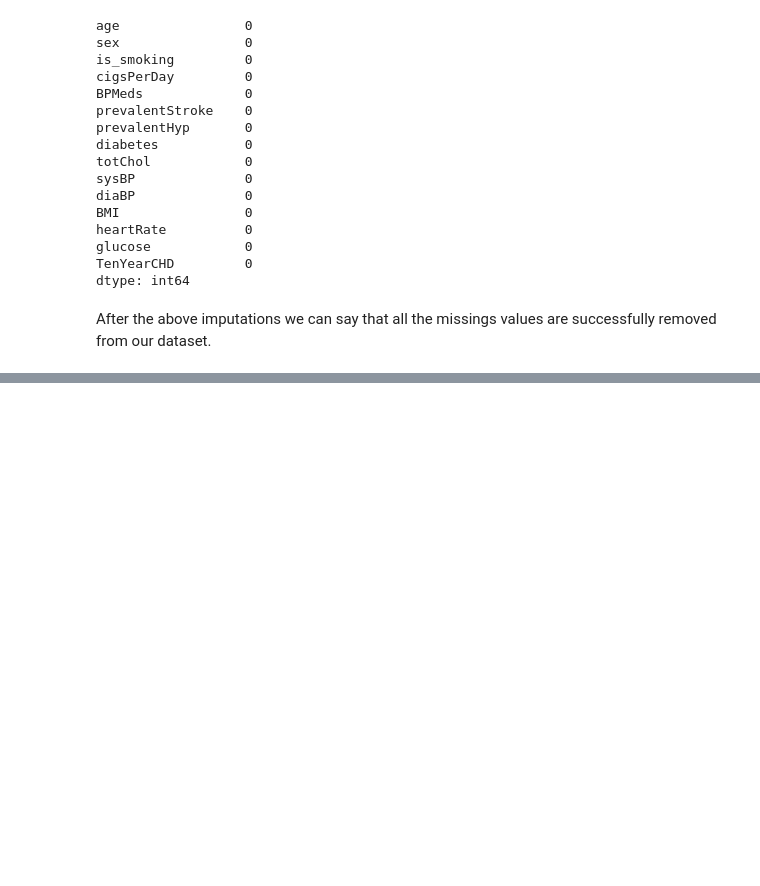
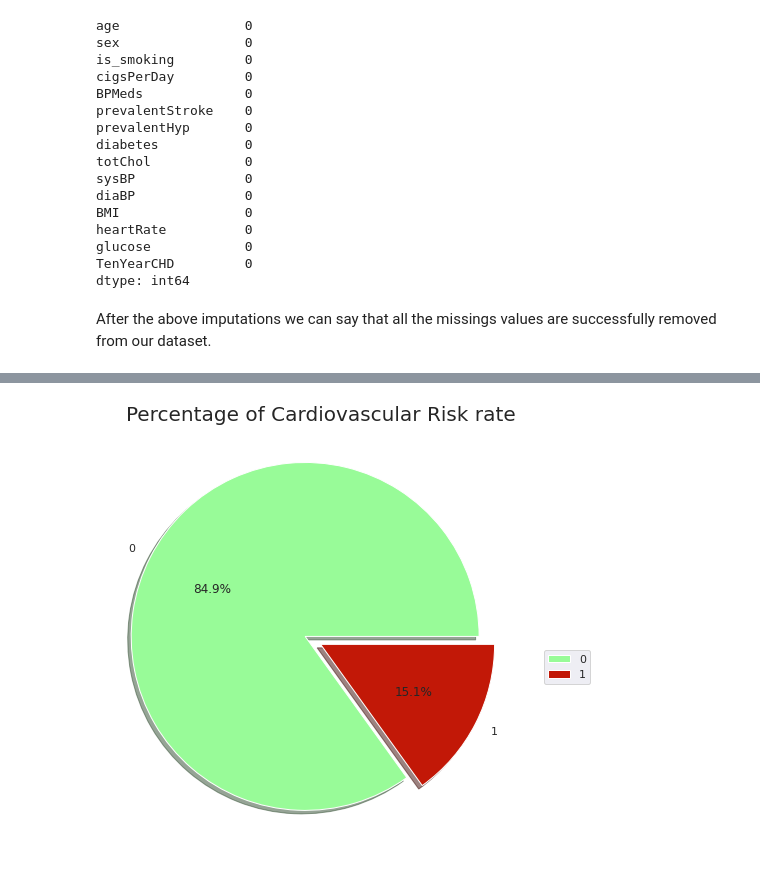
Before and after one commit to Abhishek-Shubham001/Cardiovascular-Risk-Prediction, a Jupyter notebook: Cardiovascular_Risk_Prediction_Capstone_Project.ipynb, the cells around one changed output, grey strips where cells are left out. Saved outputs shown, nothing was run; the diff lists cells and outputs as text; code cells hidden in the pictures; blank space fills up the shorter version.

```diff
--- a/Cardiovascular_Risk_Prediction_Capstone_Project.ipynb
+++ b/Cardiovascular_Risk_Prediction_Capstone_Project.ipynb
@@ -252,0 +310,13 @@ After the above imputations we can say that all the missings values are successf
+# %%
+# Pie Chart for Type column
+plt.figure(figsize=(10,8))
+labels = crp_df['TenYearCHD'].value_counts(sort = True).index
+sizes = crp_df['TenYearCHD'].value_counts(sort = True)
+colors = ["#98FB98","#C21807"]
+explode = (0.1,0)
+plt.pie(sizes, explode= explode, labels=labels, colors=colors, autopct='%1.1f%%', shadow=True, startangle=0)
+plt.title('Percentage of Cardiovascular Risk rate',size = 20)
+plt.legend(labels= labels, bbox_to_anchor=(1,0.5))
+plt.show()
+# %% [output]
+[figure, added]
```
Also changed, not shown: parts of 29 cells of this notebook.
